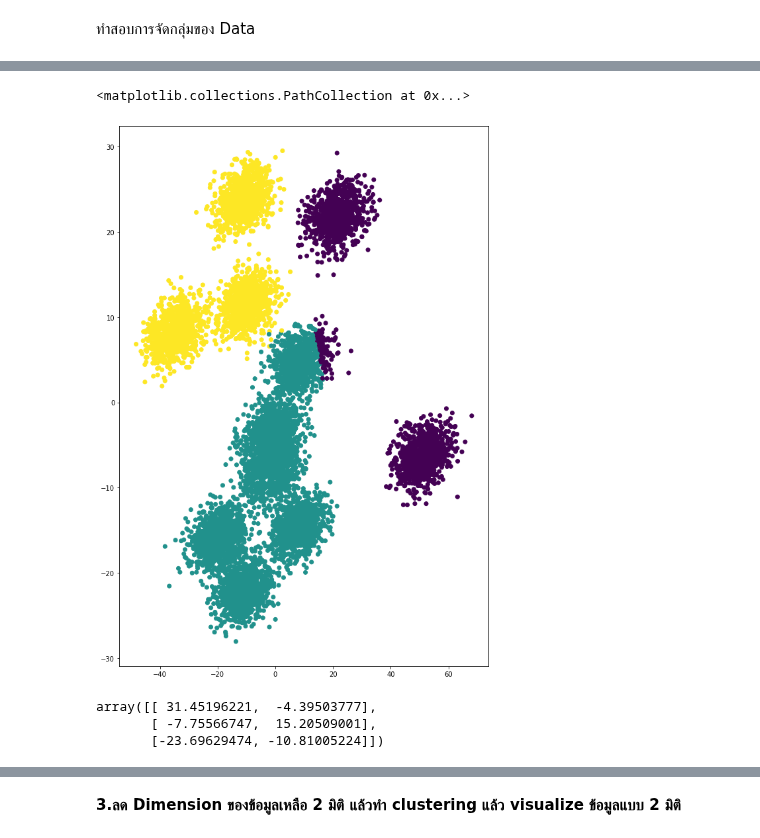
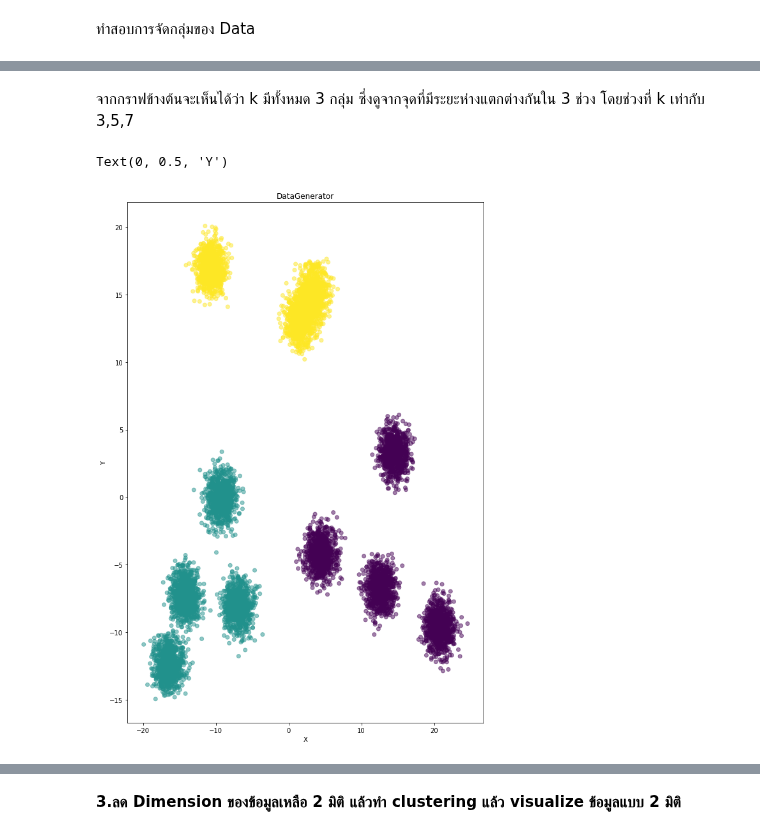
Before and after one commit to kittimaxz/multivariate, a Jupyter notebook: Multivariate_Exam.ipynb, the cells around one changed output, grey strips where cells are left out. Saved outputs shown, nothing was run; the diff lists cells and outputs as text; code cells hidden in the pictures.

```diff
--- a/Multivariate_Exam.ipynb
+++ b/Multivariate_Exam.ipynb
@@ -166,0 +194,5 @@ import matplotlib
+# %%
+kmeans=KMeans(random_state=2021)
+kmeans.fit(new_Data)
+y=kmeans.predict(new_Data)
+plt.scatter(new_pca[:,0],new_pca[:,1],c=y,alpha=0.5)
@@ -166,0 +216,6 @@ import matplotlib
+# %%
+SSE=list()
+for k in [1,2,3,4,5,6,7,8]:
+  kmeans=KMeans(n_clusters=k,random_state=2021)
+  kmeans.fit(new_Data)
+  SSE.append(kmeans.inertia_)
@@ -166,0 +242,8 @@ import matplotlib
+# %%
+kmeans=KMeans(n_clusters=3,random_state=2021)
+kmeans.fit(new_Data)
+y=kmeans.predict(new_Data)
+plt.scatter(new_pca[:,0],new_pca[:,1],c=y,alpha=0.5)
+plt.title('DataGenerator')
+plt.xlabel('X')
+plt.ylabel('Y')
@@ -166,0 +265,7 @@ import matplotlib
+# %%
+SilH=list()
+for k in [2,3,4,5,6,7,8]:
+  kmeans=KMeans(n_clusters=k,random_state=2021)
+  kmeans.fit(new_Data)
+  score=metrics.silhouette_score(Data,kmeans.labels_)
+  SilH.append(score)
@@ -167,10 +278,15 @@ import matplotlib
+# %% [markdown]
+จากกราฟข้างต้นจะเห็นได้ว่า k มีทั้งหมด 3 กลุ่ม ซึ่งดูจากจุดที่มีระยะห่างแตกต่างกันใน 3 ช่วง โดยช่วงที่ k เท่ากับ 3,5,7
 # %%
 matplotlib.rcParams['figure.figsize']=[10,15]
 # %%
 kmeans=KMeans(n_clusters=3,random_state=2021)
-kmeans.fit(Data)
-y=kmeans.predict(Data)
-plt.scatter(new_pca[:,0],new_pca[:,1],c=y)
+kmeans.fit(new_Data)
+y=kmeans.predict(new_Data)
+plt.scatter(new_pca[:,0],new_pca[:,1],c=y,alpha=0.5)
+plt.title('DataGenerator')
+plt.xlabel('X')
+plt.ylabel('Y')
 # %% [output]
-<matplotlib.collections.PathCollection at 0x...>
+Text(0, 0.5, 'Y')
-[figure, old version]
+[figure, new version]
@@ -179,7 +292,0 @@ pca=PCA(n_components=2)
-# %%
-new_data_pca = pca.fit_transform(kmeans.cluster_centers_)
-new_data_pca
-# %% [output]
-array([[ 31.45196221,  -4.39503777],
-       [ -7.75566747,  15.20509001],
-       [-23.69629474, -10.81005224]])
```
Also changed, not shown: parts of 65 cells of this notebook.
